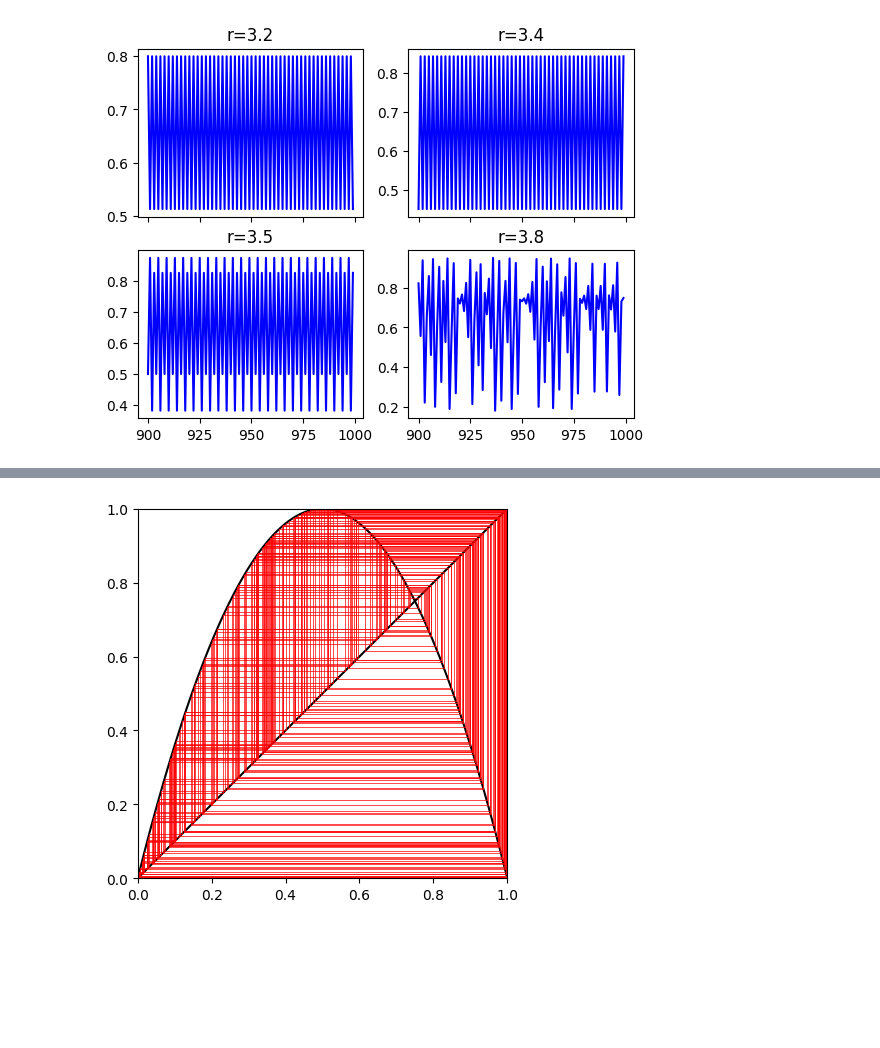
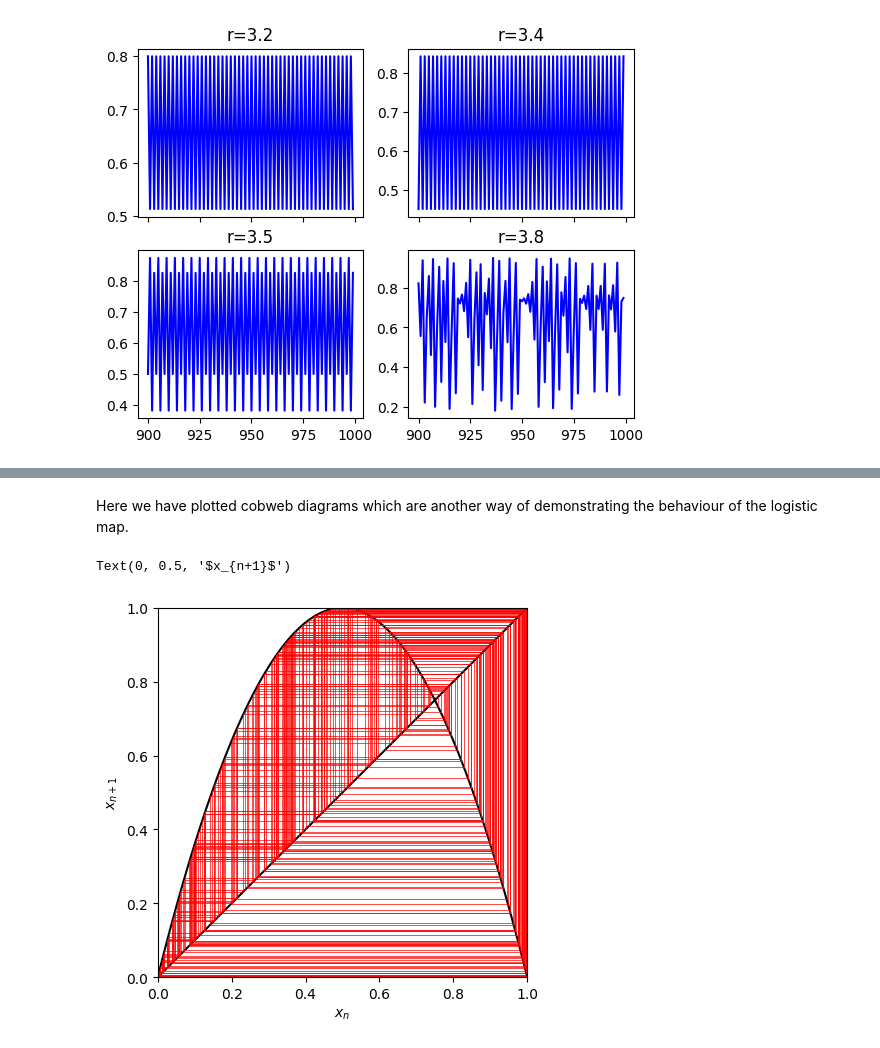
Before and after one commit to sarahmccarney/AMA3020-Solo-Project-Supplementary-Material, a Jupyter notebook: logistic.ipynb, the cells around one changed output, grey strips where cells are left out. Drawn from its saved outputs; the diff is of its cells as text; code cells hidden in the pictures; blank space fills up the shorter version.

```diff
--- a/logistic.ipynb
+++ b/logistic.ipynb
@@ -164,32 +249,38 @@ print(distinct_points(logistic_tail(3, 0.2, n=10000, tail=500)))
+# %% [markdown]
+Here we have plotted cobweb diagrams which are another way of demonstrating the behaviour of the logistic map.
 # %%
 fig, ax = plt.subplots()
 
 x = np.linspace(0, 1, 1000)
 r = 4
 x0 = 0.1
 
 def f(x):
     return r*x*(1 - x)
 
 ax.plot(x, f(x), c="k")
 ax.plot(x, x, c="k")
 
 iterations = 0
 curr_x = x0
 ax.plot(curr_x, curr_x)
 
 while iterations < 300:
     next_x = f(curr_x)
     ax.plot([curr_x, curr_x], [curr_x, next_x], c="r", linewidth=0.5)
     ax.plot([curr_x, next_x], [next_x, next_x], c="r", linewidth=0.5)
     curr_x = next_x
     iterations += 1
 
 ax.set_ylim(0, 1)
 ax.set_xlim(0, 1)
 ax.set_aspect(1)
+
+ax.set_xlabel("$x_n$")
+ax.set_ylabel("$x_{n+1}$")
 # %% [output]
+Text(0, 0.5, '$x_{n+1}$')
-[figure, old version]
+[figure, new version]
 # %%
 fig, ax = plt.subplots()
 
```
Also changed, not shown: parts of 32 cells of this notebook, 1 other file.
